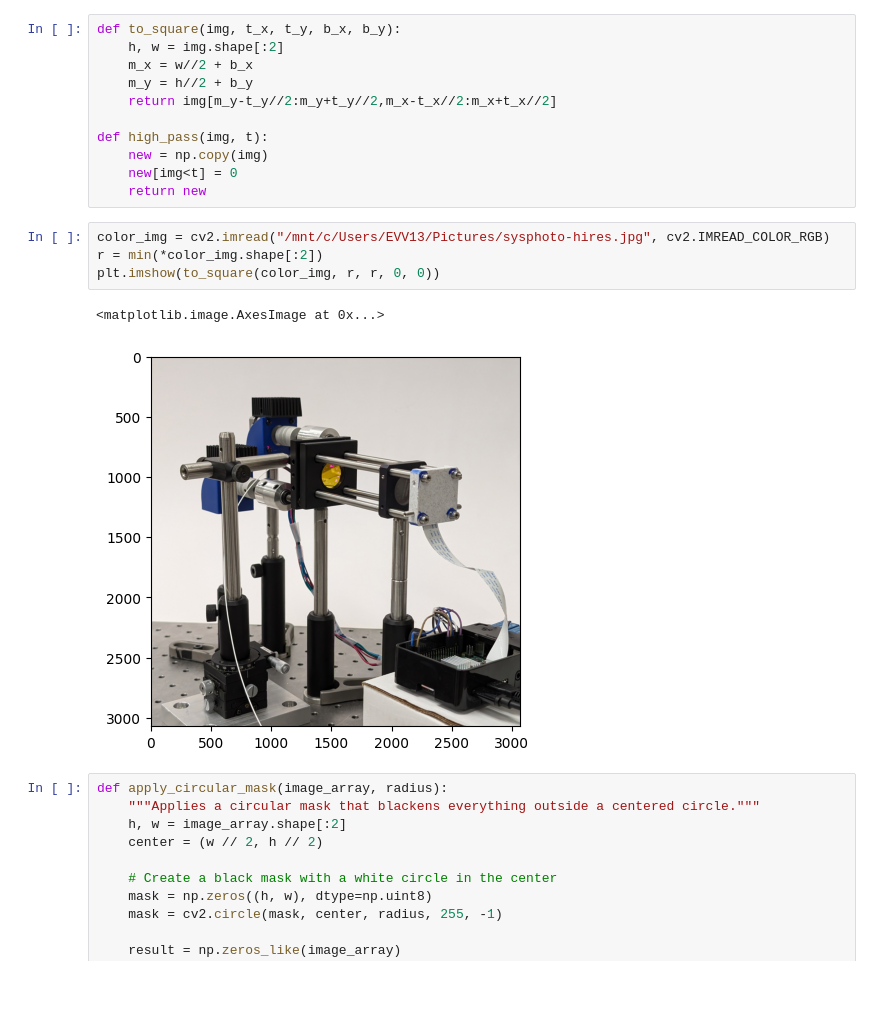
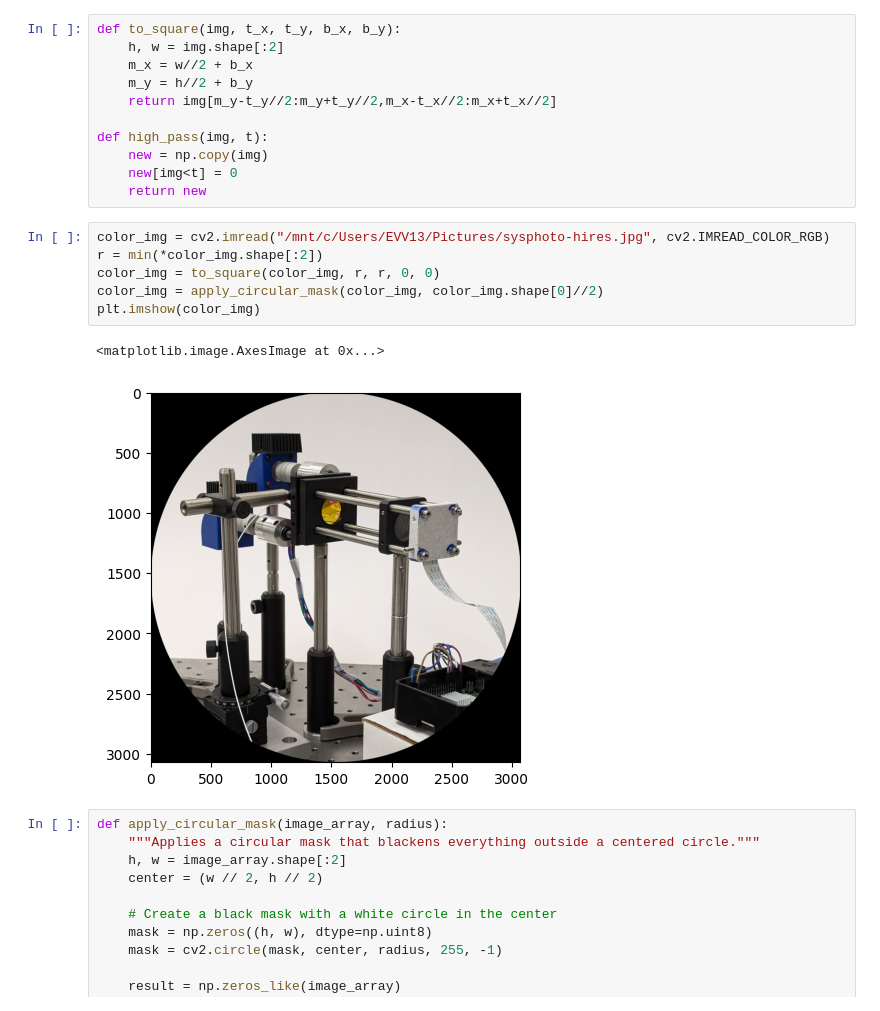
Before and after one commit to EvgeniiVenediktov/multireflection, a Jupyter notebook: processing_experiments.ipynb, the cells around one changed output. Drawn from its saved outputs; the diff is of its cells as text.

Commit message:
color collect

```diff
--- a/processing_experiments.ipynb
+++ b/processing_experiments.ipynb
@@ -20,10 +20,12 @@ def high_pass(img, t):
 # %%
 color_img = cv2.imread("/mnt/c/Users/EVV13/Pictures/sysphoto-hires.jpg", cv2.IMREAD_COLOR_RGB)
 r = min(*color_img.shape[:2])
-plt.imshow(to_square(color_img, r, r, 0, 0))
+color_img = to_square(color_img, r, r, 0, 0)
+color_img = apply_circular_mask(color_img, color_img.shape[0]//2)
+plt.imshow(color_img)
 # %% [output]
 <matplotlib.image.AxesImage at 0x...>
-[figure, old version]
+[figure, new version]
 # %%
 def apply_circular_mask(image_array, radius):
     """Applies a circular mask that blackens everything outside a centered circle."""
```
Also changed, not shown: 3 other files.
